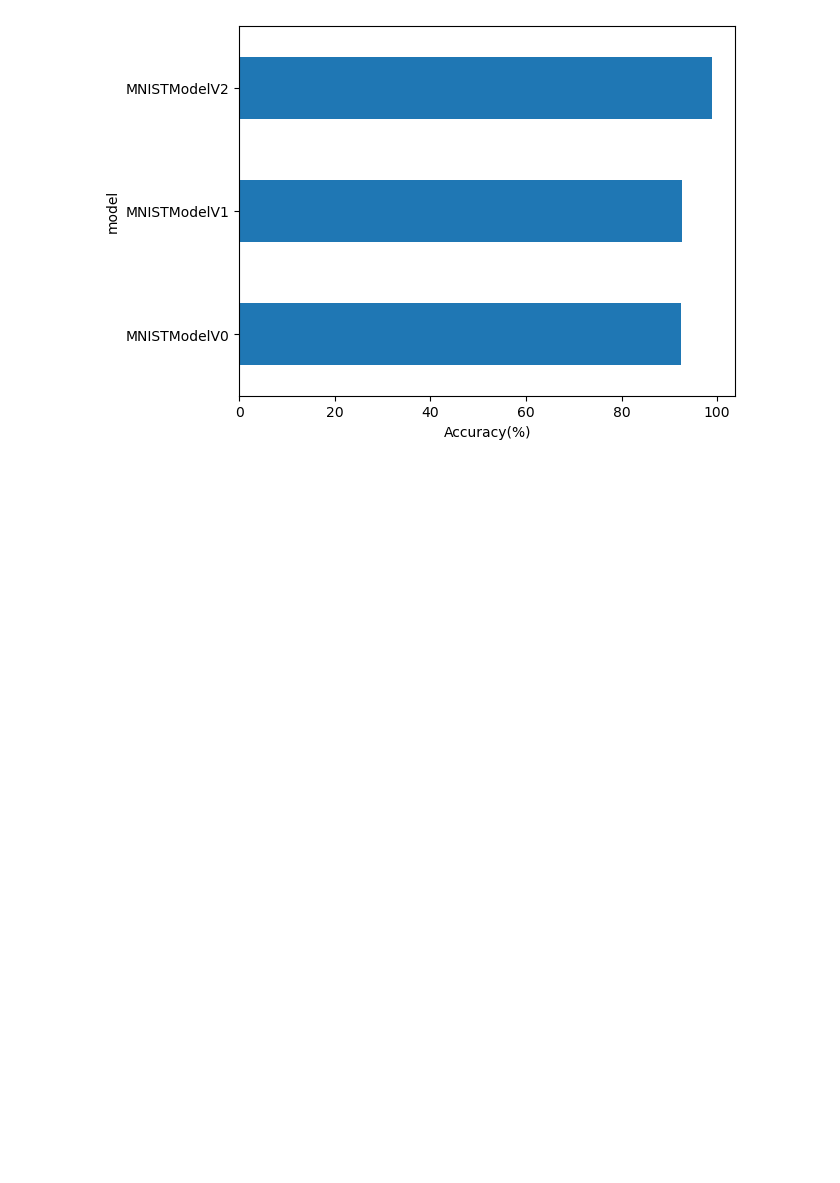
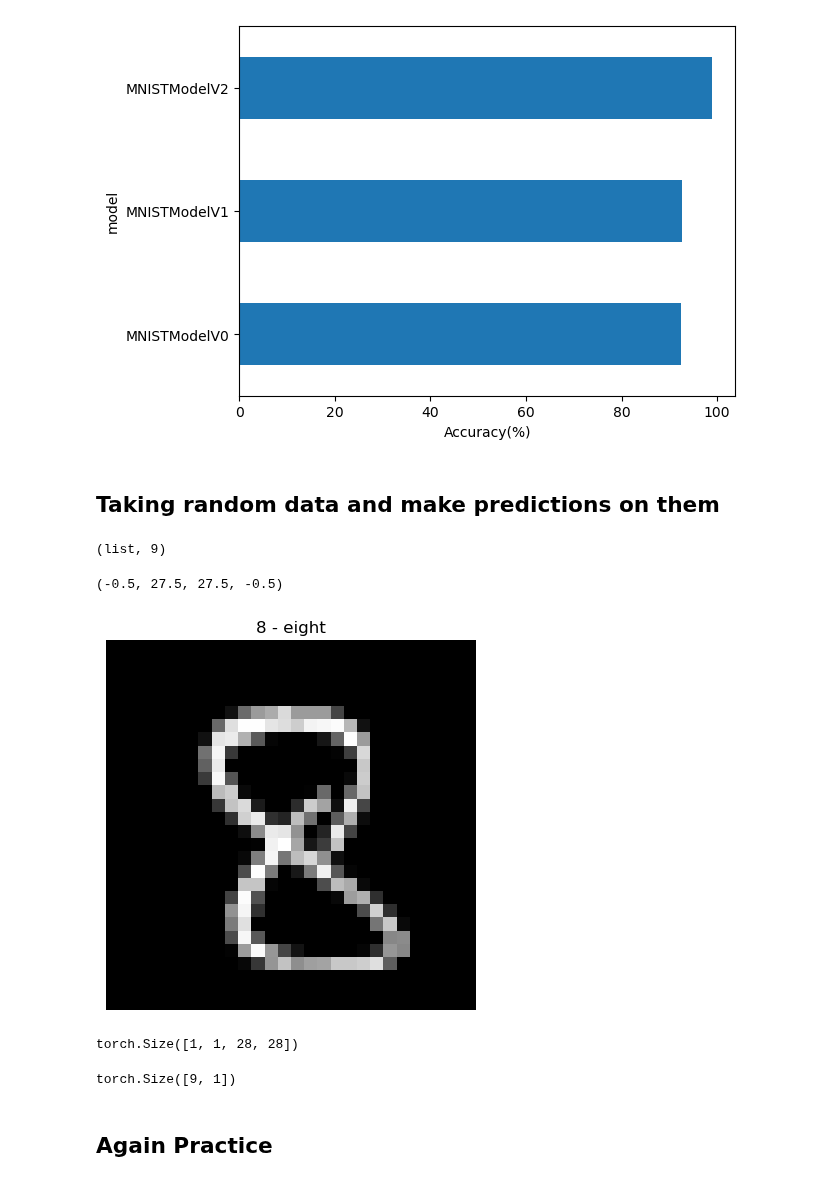
Before and after one commit to Tinonturja/PyTorch-Basics-with-Computer-Vision, a Jupyter notebook: MNIST.ipynb, the cells around one changed output. Saved outputs shown, nothing was run; the diff lists cells and outputs as text; code cells hidden in the pictures; blank space fills up the shorter version.

```diff
--- a/MNIST.ipynb
+++ b/MNIST.ipynb
@@ -699,3 +699,5 @@ plt.ylabel("model")
 # %% [output]
 Text(0, 0.5, 'model')
 [figure]
+# %% [markdown]
+## Taking random data and make predictions on them
@@ -701,0 +729,28 @@ Text(0, 0.5, 'model')
+# %%
+# Creating random data
+import random
+random.seed(420)
+
+
+test_samples = []
+test_labels = []
+
+for sample,label in random.sample(list(test_data),k=9):
+    test_samples.append(sample)
+    test_labels.append(label)
+# %%
+type(test_samples),len(test_samples)
+# %% [output]
+(list, 9)
+# %%
+# Plotting the first example of test sample
+plt.imshow(test_samples[0].squeeze(),cmap = 'gray')
+plt.title(class_names[test_labels[0]])
+plt.axis(False)
+# %% [output]
+(-0.5, 27.5, 27.5, -0.5)
+[figure, added]
+# %%
+test_samples[0].unsqueeze(dim=0).shape
+# %% [output]
+torch.Size([1, 1, 28, 28])
@@ -701,0 +761,4 @@ Text(0, 0.5, 'model')
+# %%
+prediction_sample_data.unsqueezeshape
+# %% [output]
+torch.Size([9, 1])
@@ -701,0 +767,2 @@ Text(0, 0.5, 'model')
+# %% [markdown]
+## Again Practice
```
Also changed, not shown: parts of 8 cells of this notebook, 1 other file.
